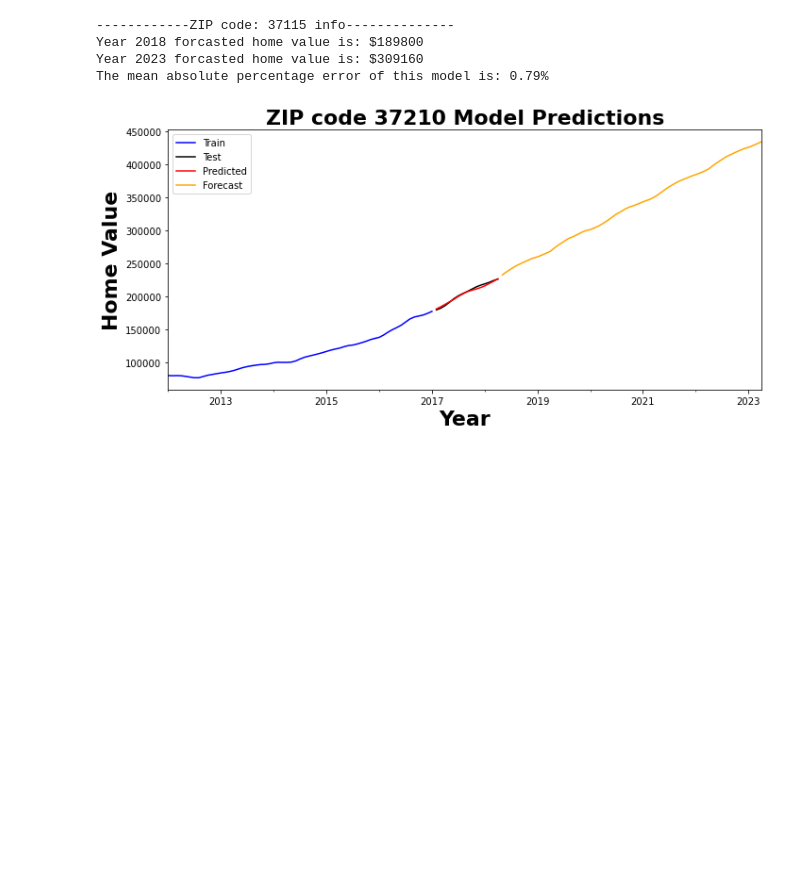
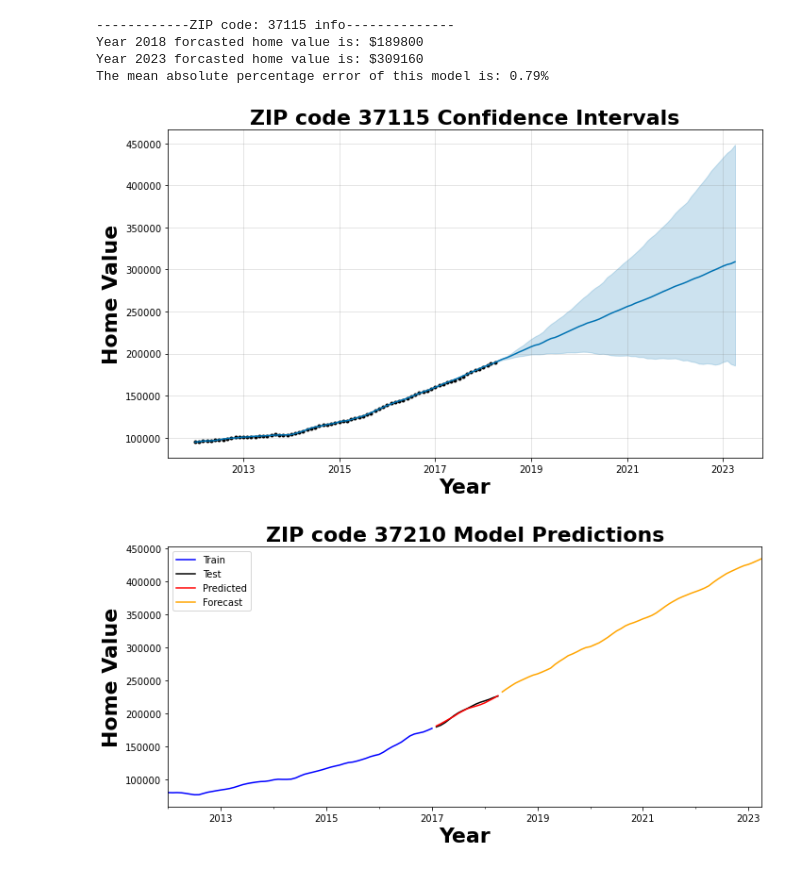
Before and after one commit to howen7/Time-series-zillow, a Jupyter notebook: notebooks/exploratory/Prophet.ipynb, the cells around one changed output. Drawn from its saved outputs; the diff is of its cells as text; code cells hidden in the pictures; blank space fills up the shorter version.

Commit message:
More images figures showing model performance on area codes and updated mods

```diff
--- a/notebooks/exploratory/Prophet.ipynb
+++ b/notebooks/exploratory/Prophet.ipynb
@@ -308,6 +304,18 @@ model_37115, forcast_37115= plot_function(df,37115, param_37115, .8)
 Year 2018 forcasted home value is: $189800
 Year 2023 forcasted home value is: $309160
 The mean absolute percentage error of this model is: 0.79%
+# %%
+fig1 = model_37115.plot(forcast_37115)
+font = {'weight' : 'bold',
+            'size'   : 22}
+plt.xlabel('Year', fontdict = font)
+plt.ylabel('Home Value',fontdict = font)
+plt.title('ZIP code 37115 Confidence Intervals', fontdict = font)
+plt.tight_layout()
+plt.savefig('../report/figures/37115_Confidence', dpi = 300)
+plt.show()
+# %% [output]
+[figure, added]
 # %%
 model_37210, forcast_37210 = plot_function(df,37210, param_37210, .8)
 # %% [output]
```
Also changed, not shown: parts of 2 cells of this notebook, 3 other files.
